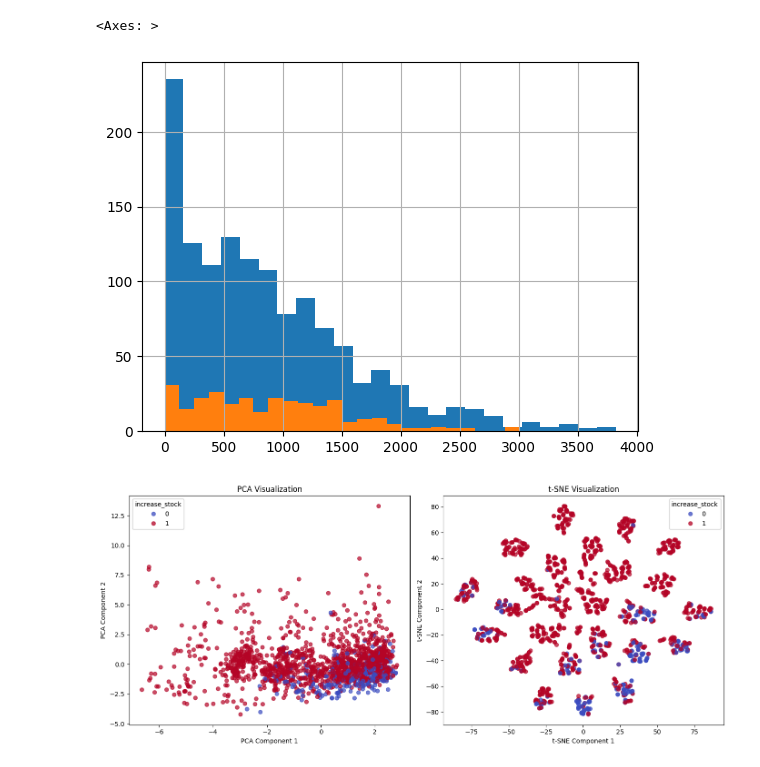
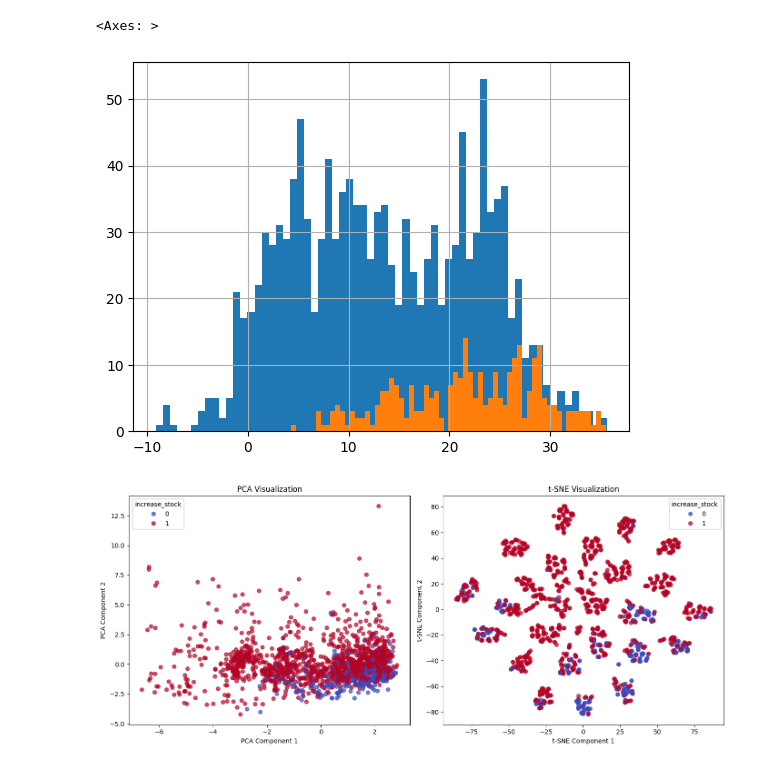
Before and after one commit to phuvinhnguyen/UU-SML-Project, a Jupyter notebook: analysis.ipynb, the cells around one changed output. Saved outputs shown, nothing was run; the diff lists cells and outputs as text; code cells hidden in the pictures.

```diff
--- a/analysis.ipynb
+++ b/analysis.ipynb
@@ -13,10 +13,10 @@ data['snowdepth_0'] = data['snowdepth'] == 0
 data = data.astype(float)
 # %%
 anadata = data[['increase_stock', 'temp', 'dew', 'humidity', 'precip', 'snowdepth', 'windspeed', 'cloudcover', 'visibility']].astype(float)
-name = 'combine'
-anadata[name] = anadata['windspeed'] * anadata['cloudcover']
-anadata[anadata['increase_stock'] == 1.0][name].hist(bins=24)
-anadata[anadata['increase_stock'] == 0.0][name].hist(bins=24)
+name = 'temp'
+# anadata[name] = anadata['windspeed'] * anadata['cloudcover']
+anadata[anadata['increase_stock'] == 1.0][name].hist(bins=64)
+anadata[anadata['increase_stock'] == 0.0][name].hist(bins=64)
 # %% [output]
 <Axes: >
-[figure, old version]
+[figure, new version]
```
Also changed, not shown: parts of 3 cells of this notebook, 1 other file.
